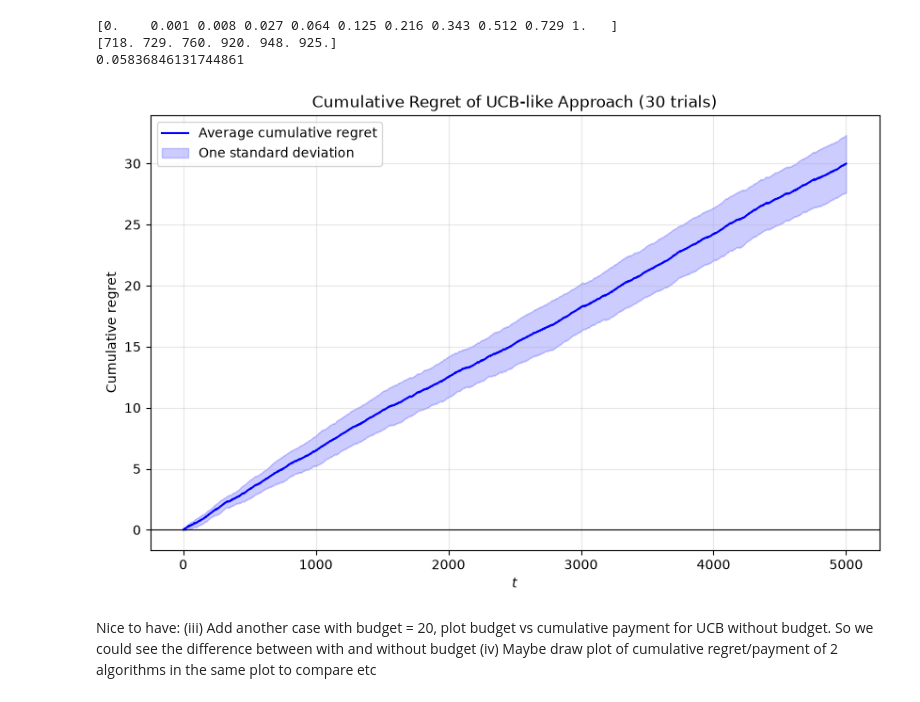
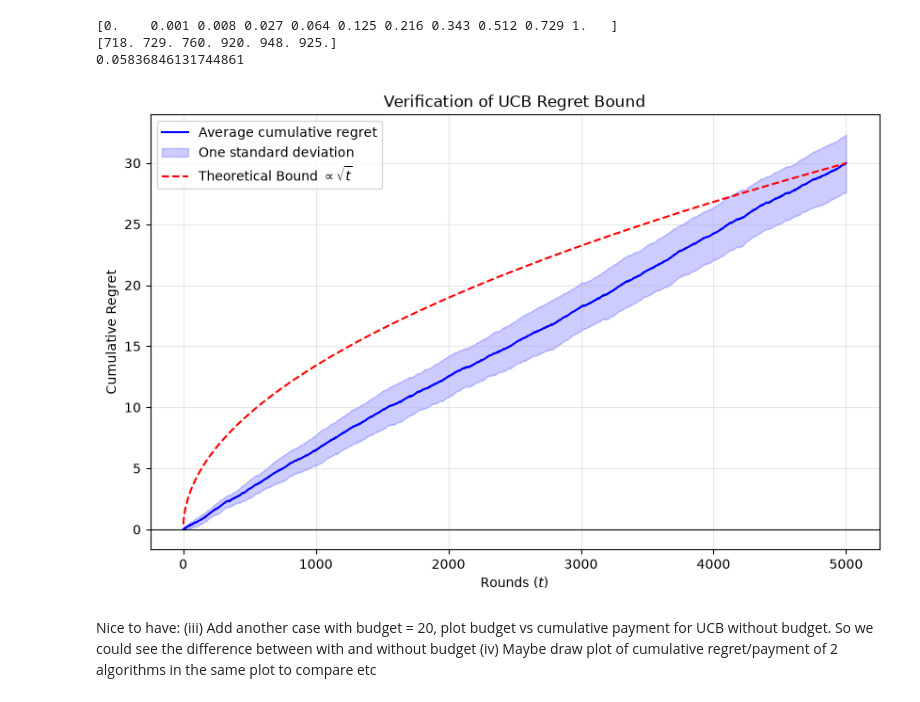
Before and after one commit to poligregni/OnlineLearningApplications2026, a Jupyter notebook: requirement_1.ipynb, the cells around one changed output. Saved outputs shown, nothing was run; the diff lists cells and outputs as text; code cells hidden in the pictures.

```diff
--- a/requirement_1.ipynb
+++ b/requirement_1.ipynb
@@ -289,6 +289,7 @@ agent = UCB1AuctionAgent(
 
 selected_bids = []
 observed_rewards = []
+payments = []
 
 for t in range(n_users):
     # Select an arm index and obtain the corresponding bid
@@ -300,6 +301,7 @@ for t in range(n_users):
 
     # CTR = 1, so reward is valuation minus bid if we win
     reward = (my_valuation - bid) * int(win)
+    payments.append(bid*int(win))
 
     # Update the UCB statistics
     agent.update(reward)
@@ -757,34 +770,42 @@ time = np.arange(1, T + 1)
 plt.figure(figsize=(10, 6))
 
 plt.plot(
     time,
     average_cumulative_regret,
     label='Average cumulative regret',
     color='blue'
 )
 
 plt.fill_between(
     time,
     average_cumulative_regret - std_cumulative_regret,
     average_cumulative_regret + std_cumulative_regret,
     color='blue',
     alpha=0.2,
     label='One standard deviation'
 )
 
 plt.xlabel('$t$')
 plt.ylabel('Cumulative regret')
 plt.title(
     f'Cumulative Regret of UCB-like Approach '
     f'({n_trials} trials)'
 )
 
 plt.axhline(0, color='black', linewidth=0.8)
 plt.legend()
 plt.grid(alpha=0.3)
+
+C = average_cumulative_regret[-1] / np.sqrt(T)
+plt.plot(time, C * np.sqrt(time), label=r'Theoretical Bound $\propto \sqrt{t}$', linestyle='--', color='red')
+plt.title("Verification of UCB Regret Bound")
+plt.xlabel("Rounds ($t$)")
+plt.ylabel("Cumulative Regret")
+plt.legend()
+plt.grid(True)
 plt.show()
 # %% [output]
-[figure, old version]
+[figure, new version]
 # %% [markdown]
 Nice to have:
 (iii) Add another case with budget = 20, plot budget vs cumulative payment for UCB without budget. So we could see the difference between with and without budget
```
Also changed, not shown: parts of 9 cells of this notebook.
